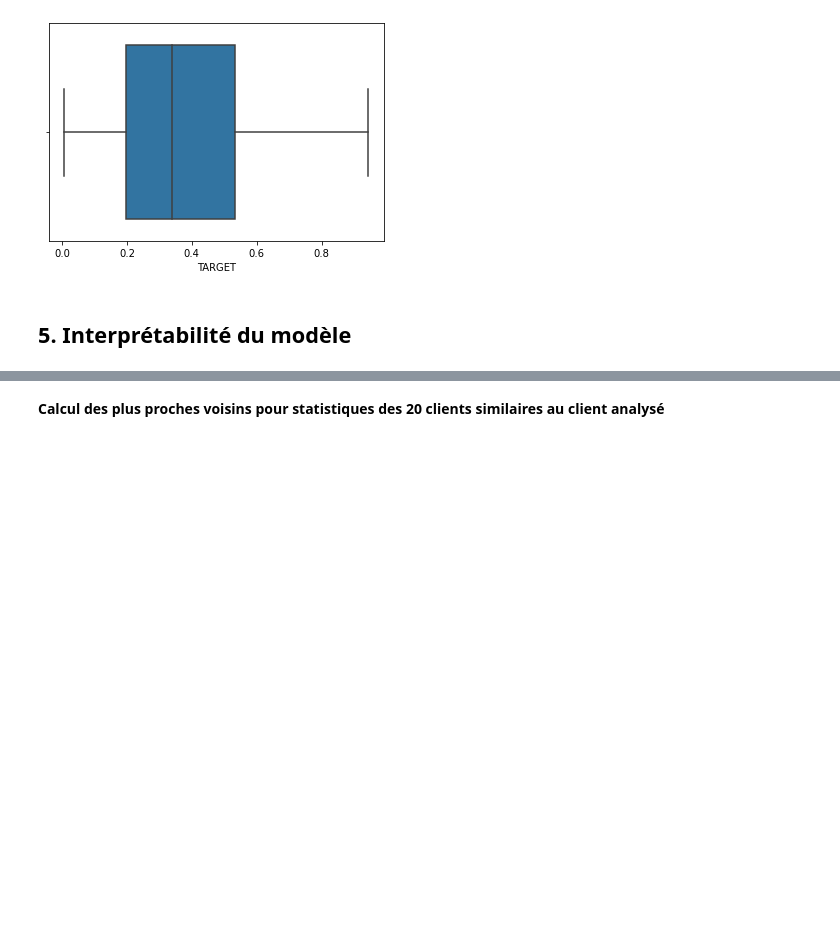
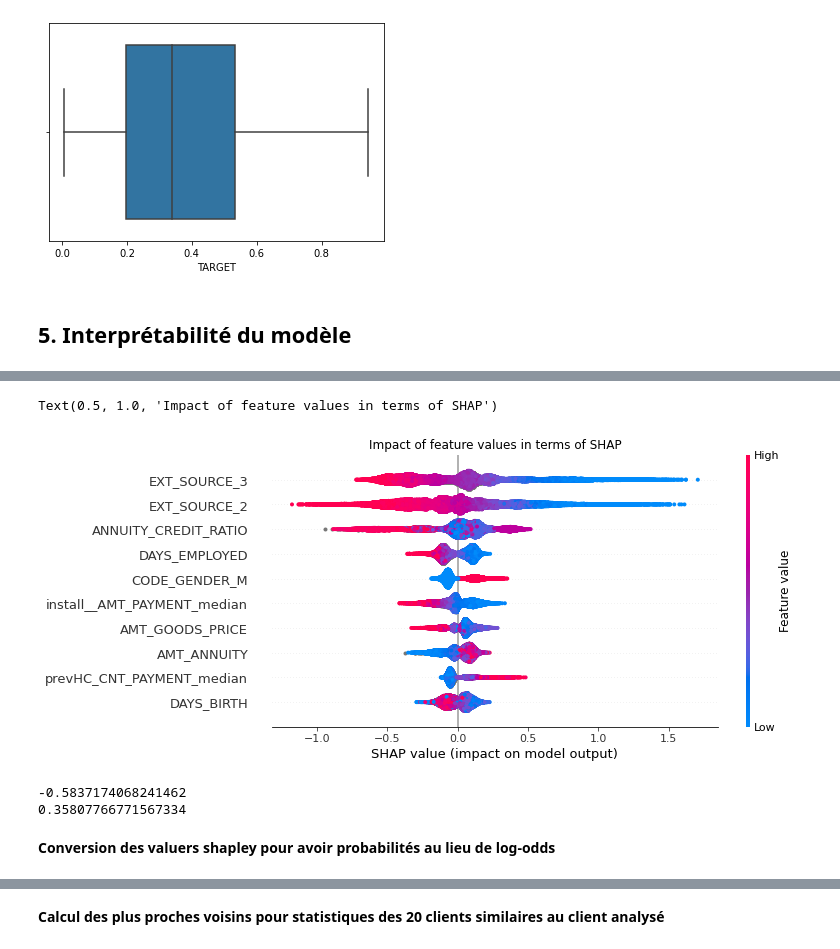
Before and after one commit to arbarbeiro/P7_Modele_de_scoring, a Jupyter notebook: P7_01_modelisation.ipynb, the cells around one changed output, grey strips where cells are left out. Cells and saved outputs as stored; diff of their text form; code cells hidden in the pictures; blank space fills up the shorter version.

```diff
--- a/P7_01_modelisation.ipynb
+++ b/P7_01_modelisation.ipynb
@@ -1446,0 +1451,31 @@ shap.summary_plot(shap_values[1::], X_train, plot_type="bar") #only default clas
+# %%
+## summarize the effects of all the features
+
+# for only first 1000 clients
+# shap.summary_plot(shap_values[0:1000,:], df_test.iloc[0:1000,1:-2].values, feature_names=df_test.iloc[:,1:-2].columns, max_display=10, show=False)
+
+shap.summary_plot(shap_values_test, # shap values
+                  df_test.iloc[:,1:-2].values, # data (np.array)
+                  feature_names=df_test.iloc[:,1:-2].columns,
+                  max_display=10, # nb of displayed features
+                  show=False,
+                 )
+# Change size of the figure
+plt.gcf().set_size_inches((10,5))
+plt.title('Impact of feature values in terms of SHAP')
+# plt.savefig('data/output/shap_summary_plot.png',bbox_inches ="tight", dpi=300)
+# %% [output]
+Text(0.5, 1.0, 'Impact of feature values in terms of SHAP')
+[figure, added]
+# %%
+# # compute expected value (mean of predictions on training set = model base output) - to be calculated after shap values
+expected_value = explainer.expected_value[1]
+print(expected_value)
+#Importing the inverse of the logit function (expit(x) = 1/(1+exp(-x))) for the base value transformation
+from scipy.special import expit
+print(expit(expected_value))
+# %% [output]
+-0.5837174068241462
+0.35807766771567334
+# %% [markdown]
+**Conversion des valuers shapley pour avoir probabilités au lieu de log-odds**
```
Also changed, not shown: parts of 19 cells of this notebook.
